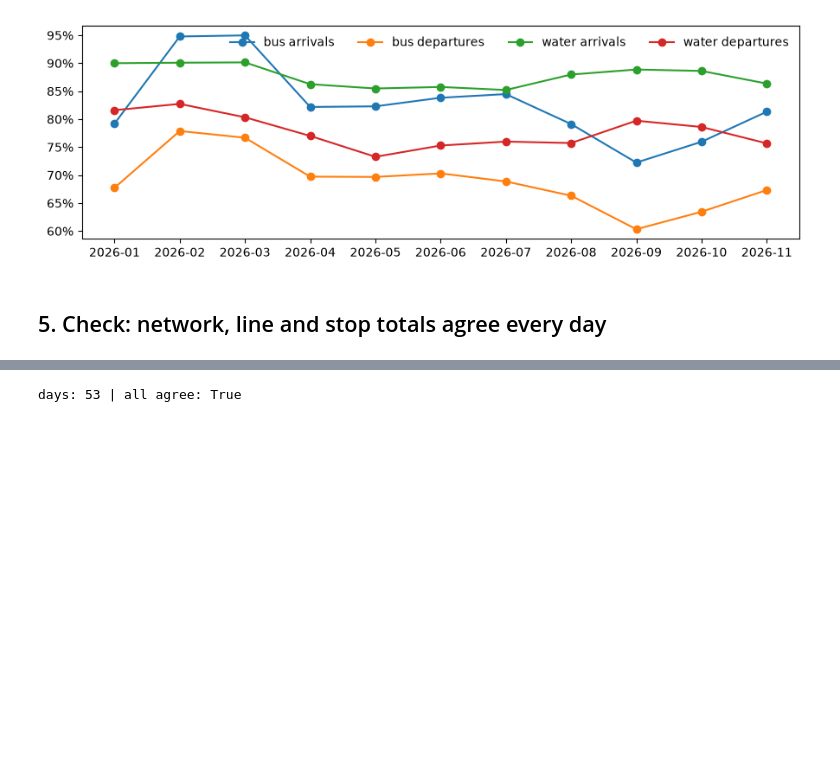
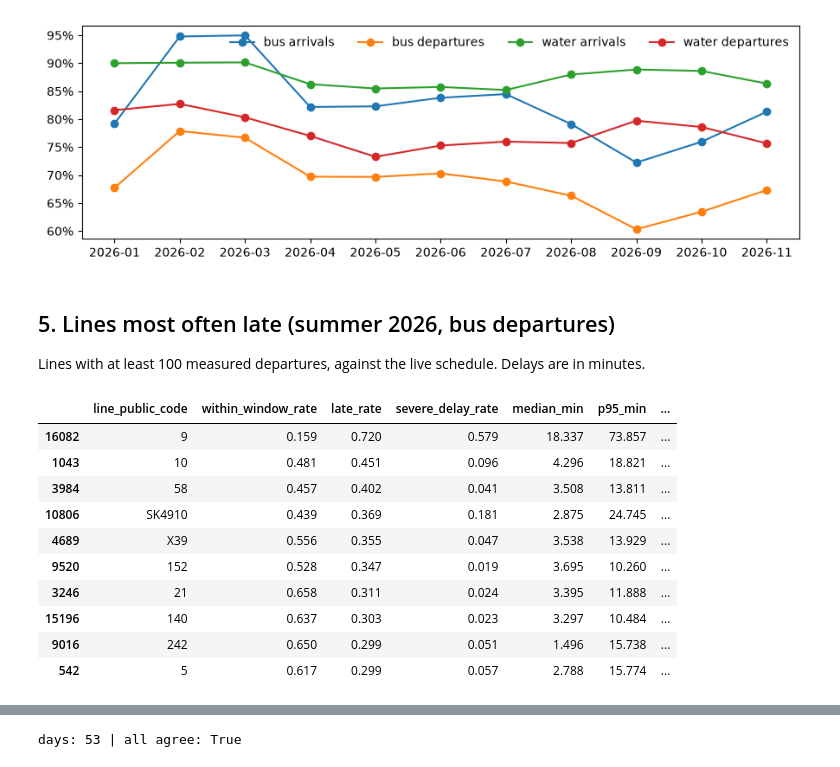
Before and after one commit to TOGUNOLUWATOBI/dat535-project, a Jupyter notebook: src/notebooks/inspect_gold.ipynb, the cells around one changed output, grey strips where cells are left out. Cells and saved outputs as stored; diff of their text form; code cells hidden in the pictures; blank space fills up the shorter version.

```diff
--- a/src/notebooks/inspect_gold.ipynb
+++ b/src/notebooks/inspect_gold.ipynb
@@ -103,5 +121,27 @@ ax.legend(ncol=4, frameon=False)
 plt.tight_layout()
 # %% [output]
 [figure]
-# %% [markdown]
-## 5. Check: network, line and stop totals agree every day
+# %% [markdown]
+## 5. Lines most often late (summer 2026, bus departures)
+
+Lines with at least 100 measured departures, against the live schedule. Delays are in minutes.
+# %%
+lines = read("period_line_punctuality")
+lines = lines[(lines.period_label == "summer-2026") & (lines.transport_mode == "bus") & (lines.event_type == "departure")
+              & (lines.baseline == "et_aimed") & lines.line_id.notna() & (lines.eligible_event_count >= 100)]
+worst = lines.sort_values("late_rate", ascending=False).head(10)
+worst.assign(median_min=worst.median_delay_sec / 60, p95_min=worst.p95_delay_sec / 60)[
+    ["line_public_code", "within_window_rate", "late_rate", "severe_delay_rate", "median_min", "p95_min",
+     "eligible_event_count"]].round(3)
+# %% [output]
+|  | line_public_code | within_window_rate | late_rate | severe_delay_rate | median_min | p95_min | ... |
+| 16082 | 9 | 0.159 | 0.720 | 0.579 | 18.337 | 73.857 | ... |
+| 1043 | 10 | 0.481 | 0.451 | 0.096 | 4.296 | 18.821 | ... |
+| 3984 | 58 | 0.457 | 0.402 | 0.041 | 3.508 | 13.811 | ... |
+| 10806 | SK4910 | 0.439 | 0.369 | 0.181 | 2.875 | 24.745 | ... |
+| 4689 | X39 | 0.556 | 0.355 | 0.047 | 3.538 | 13.929 | ... |
+| 9520 | 152 | 0.528 | 0.347 | 0.019 | 3.695 | 10.260 | ... |
+| 3246 | 21 | 0.658 | 0.311 | 0.024 | 3.395 | 11.888 | ... |
+| 15196 | 140 | 0.637 | 0.303 | 0.023 | 3.297 | 10.484 | ... |
+| 9016 | 242 | 0.650 | 0.299 | 0.051 | 1.496 | 15.738 | ... |
+| 542 | 5 | 0.617 | 0.299 | 0.057 | 2.788 | 15.774 | ... |
```
Also changed, not shown: parts of 10 cells of this notebook, 3 other files.
